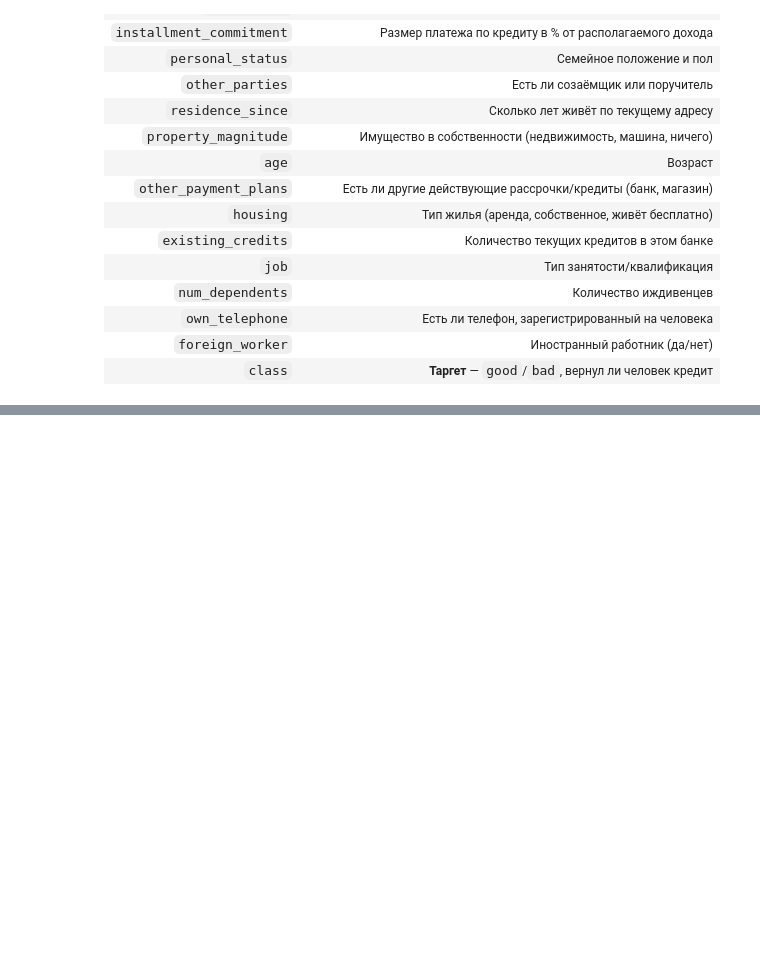
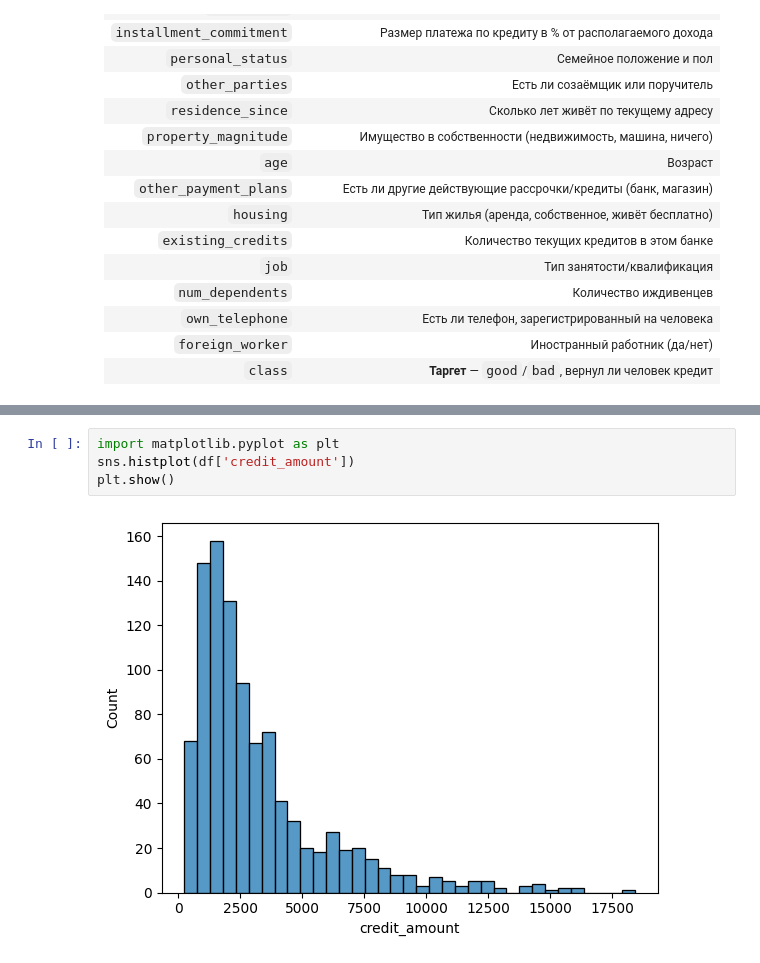
Before and after one commit to rriizz2k/credit-risk-scoring, a Jupyter notebook: notebooks/eda.ipynb, the cells around one changed output, grey strips where cells are left out. Cells and saved outputs as stored; diff of their text form; blank space fills up the shorter version.

```diff
--- a/notebooks/eda.ipynb
+++ b/notebooks/eda.ipynb
@@ -67,0 +77,6 @@ df.head(15)
+# %%
+import matplotlib.pyplot as plt
+sns.histplot(df['credit_amount'])
+plt.show()
+# %% [output]
+[figure, added]
```
Also changed, not shown: parts of 8 cells of this notebook.
